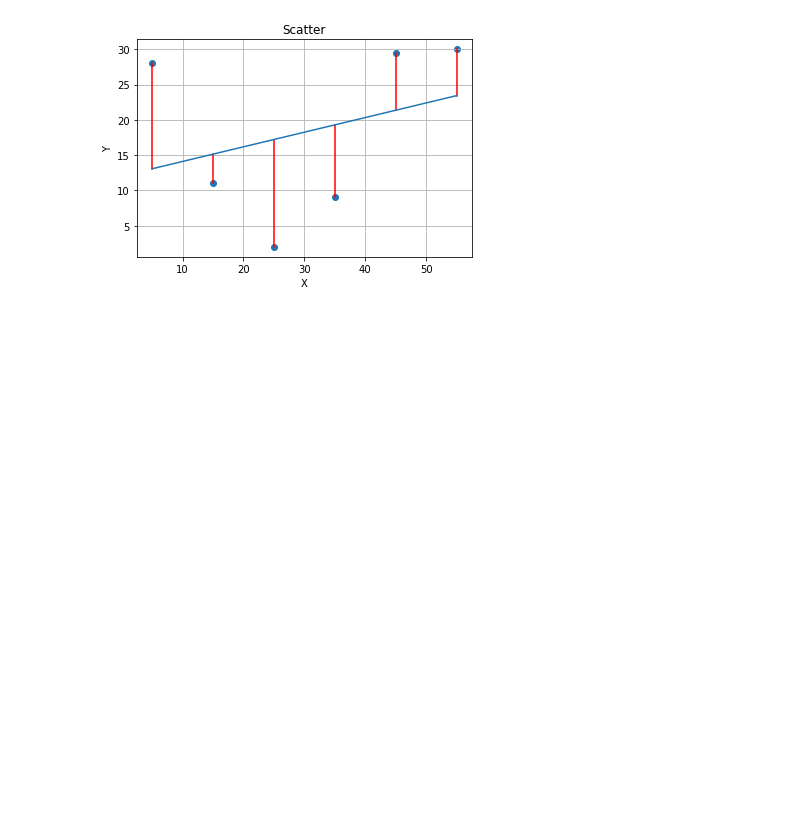
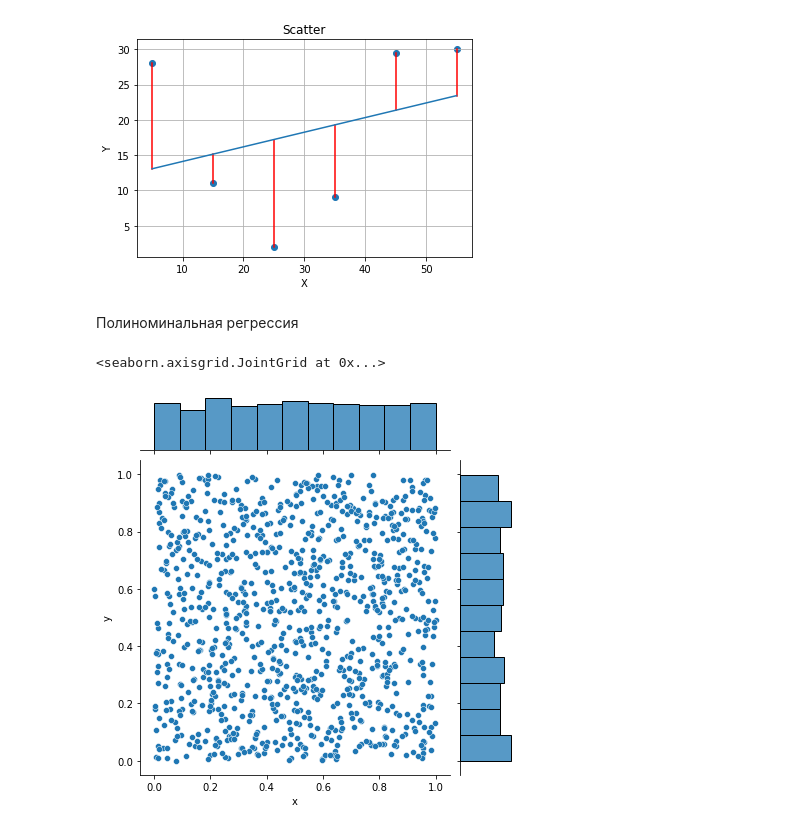
Before and after one commit to CyberCheshir/ML-study, a Jupyter notebook: 1.ipynb, the cells around one changed output. Cells and saved outputs as stored; diff of their text form; code cells hidden in the pictures; blank space fills up the shorter version.

```diff
--- a/1.ipynb
+++ b/1.ipynb
@@ -32,3 +35,5 @@ plt.plot(x,f)
 show_scatter(x,y)
 # %% [output]
 [figure]
+# %% [markdown]
+Полиноминальная регрессия
@@ -34,0 +43,16 @@ show_scatter(x,y)
+# %%
+def random_points(n=100):
+    points_x, points_y = [], []
+    for i in range(n):
+        points_x.append(random.random())
+        points_y.append(random.random())
+    return {'x': points_x, 'y': points_y}
+
+# ИДЕЯ: как рисовать не затрагивая оперативу?
+# Отрисовать точки в зависимости от функции
+
+points = random_points(n=10**3)
+sns.jointplot(data=points,x='x',y='y')
+# %% [output]
+<seaborn.axisgrid.JointGrid at 0x...>
+[figure, added]
```
Also changed, not shown: parts of 5 cells of this notebook.
